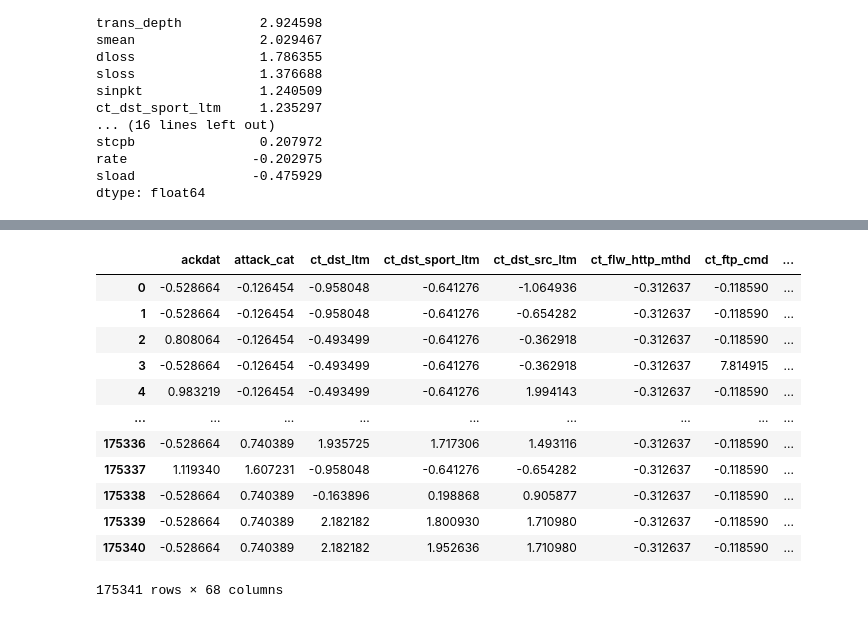
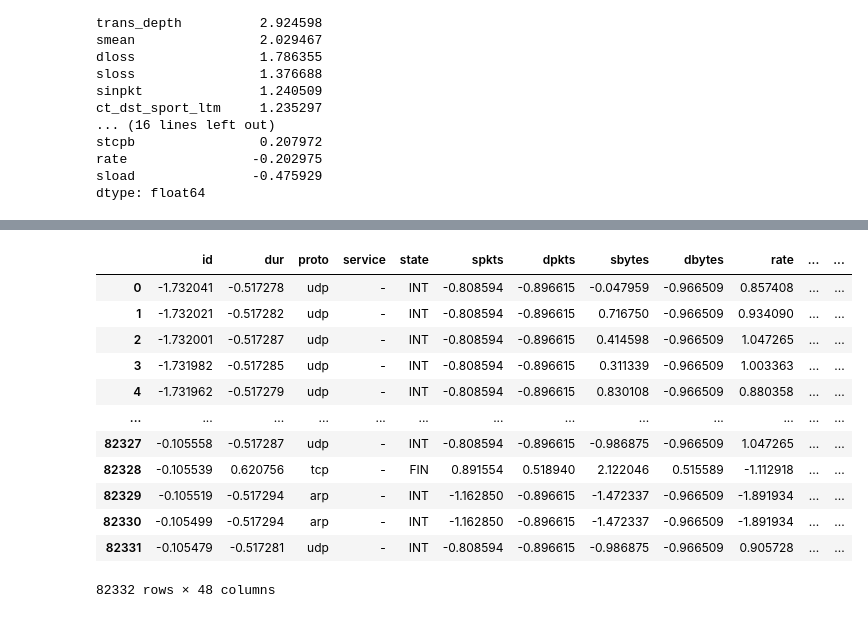
Before and after one commit to otuemre/vigiNIDS, a Jupyter notebook: src/notebooks/02_FeatureEngineering_Scaling.ipynb, the cells around one changed output, grey strips where cells are left out. Saved outputs shown, nothing was run; the diff lists cells and outputs as text; code cells hidden in the pictures.

```diff
--- a/src/notebooks/02_FeatureEngineering_Scaling.ipynb
+++ b/src/notebooks/02_FeatureEngineering_Scaling.ipynb
@@ -6,8 +6,8 @@
 import pandas as pd
 
 # Load datasets
-train_df = pd.read_csv("../datasets/UNSW_NB15_encoded_training-set.csv")
-test_df = pd.read_csv("../datasets/UNSW_NB15_encoded_testing-set.csv")
+train_df = pd.read_csv("../datasets/UNSW_NB15_training-set.csv")
+test_df = pd.read_csv("../datasets/UNSW_NB15_testing-set.csv")
 # %%
 # Overview of train_df
 train_df.info()
@@ -110,12 +112,25 @@ dtype: float64
+# %%
+# Separate the label column
+y_train = train_df["label"]
+y_test = test_df["label"]
+
+# Drop the label column from features
+X_train = train_df.drop(columns=["label"])
+X_test = test_df.drop(columns=["label"])
 # %%
 from sklearn.preprocessing import StandardScaler
 
 # Select numerical columns
-num_columns = train_df.select_dtypes(include=["float64", "int64"]).columns
+train_num_columns = X_train.select_dtypes(include=["float64", "int64"]).columns
+test_num_columns = X_test.select_dtypes(include=["float64", "int64"]).columns
 
 # Initialize the scaler
 scaler = StandardScaler()
 
-# Fit and transform train and test data
-train_df[num_columns] = scaler.fit_transform(train_df[num_columns])
-test_df[num_columns] = scaler.transform(test_df[num_columns])
+# Fit and transform only numerical columns
+X_train[train_num_columns] = scaler.fit_transform(X_train[train_num_columns])
+X_test[test_num_columns] = scaler.transform(X_test[test_num_columns])
+# %%
+# Reattach the label column for saving
+X_train["label"] = y_train.reset_index(drop=True)
+X_test["label"] = y_test.reset_index(drop=True)
@@ -138,18 +161,18 @@ train_df
 # %%
-train_df
+X_test
 # %% [output]
-|  | ackdat | attack_cat | ct_dst_ltm | ct_dst_sport_ltm | ct_dst_src_ltm | ct_flw_http_mthd | ct_ftp_cmd | ... |
-| 0 | -0.528664 | -0.126454 | -0.958048 | -0.641276 | -1.064936 | -0.312637 | -0.118590 | ... |
-| 1 | -0.528664 | -0.126454 | -0.958048 | -0.641276 | -0.654282 | -0.312637 | -0.118590 | ... |
-| 2 | 0.808064 | -0.126454 | -0.493499 | -0.641276 | -0.362918 | -0.312637 | -0.118590 | ... |
-| 3 | -0.528664 | -0.126454 | -0.493499 | -0.641276 | -0.362918 | -0.312637 | 7.814915 | ... |
-| 4 | 0.983219 | -0.126454 | -0.493499 | -0.641276 | 1.994143 | -0.312637 | -0.118590 | ... |
-| ... | ... | ... | ... | ... | ... | ... | ... | ... |
-| 175336 | -0.528664 | 0.740389 | 1.935725 | 1.717306 | 1.493116 | -0.312637 | -0.118590 | ... |
-| 175337 | 1.119340 | 1.607231 | -0.958048 | -0.641276 | -0.654282 | -0.312637 | -0.118590 | ... |
-| 175338 | -0.528664 | 0.740389 | -0.163896 | 0.198868 | 0.905877 | -0.312637 | -0.118590 | ... |
-| 175339 | -0.528664 | 0.740389 | 2.182182 | 1.800930 | 1.710980 | -0.312637 | -0.118590 | ... |
-| 175340 | -0.528664 | 0.740389 | 2.182182 | 1.952636 | 1.710980 | -0.312637 | -0.118590 | ... |
+|  | id | dur | proto | service | state | spkts | dpkts | sbytes | dbytes | rate | ... | ... |
+| 0 | -1.732041 | -0.517278 | udp | - | INT | -0.808594 | -0.896615 | -0.047959 | -0.966509 | 0.857408 | ... | ... |
+| 1 | -1.732021 | -0.517282 | udp | - | INT | -0.808594 | -0.896615 | 0.716750 | -0.966509 | 0.934090 | ... | ... |
+| 2 | -1.732001 | -0.517287 | udp | - | INT | -0.808594 | -0.896615 | 0.414598 | -0.966509 | 1.047265 | ... | ... |
+| 3 | -1.731982 | -0.517285 | udp | - | INT | -0.808594 | -0.896615 | 0.311339 | -0.966509 | 1.003363 | ... | ... |
+| 4 | -1.731962 | -0.517279 | udp | - | INT | -0.808594 | -0.896615 | 0.830108 | -0.966509 | 0.880358 | ... | ... |
+| ... | ... | ... | ... | ... | ... | ... | ... | ... | ... | ... | ... | ... |
+| 82327 | -0.105558 | -0.517287 | udp | - | INT | -0.808594 | -0.896615 | -0.986875 | -0.966509 | 1.047265 | ... | ... |
+| 82328 | -0.105539 | 0.620756 | tcp | - | FIN | 0.891554 | 0.518940 | 2.122046 | 0.515589 | -1.112918 | ... | ... |
+| 82329 | -0.105519 | -0.517294 | arp | - | INT | -1.162850 | -0.896615 | -1.472337 | -0.966509 | -1.891934 | ... | ... |
+| 82330 | -0.105499 | -0.517294 | arp | - | INT | -1.162850 | -0.896615 | -1.472337 | -0.966509 | -1.891934 | ... | ... |
+| 82331 | -0.105479 | -0.517281 | udp | - | INT | -0.808594 | -0.896615 | -0.986875 | -0.966509 | 0.905728 | ... | ... |
-175341 rows × 68 columns
+82332 rows × 48 columns
 # %%
 # Save preprocessed data for later sections
```
Also changed, not shown: parts of 7 cells of this notebook, 1 other file.
